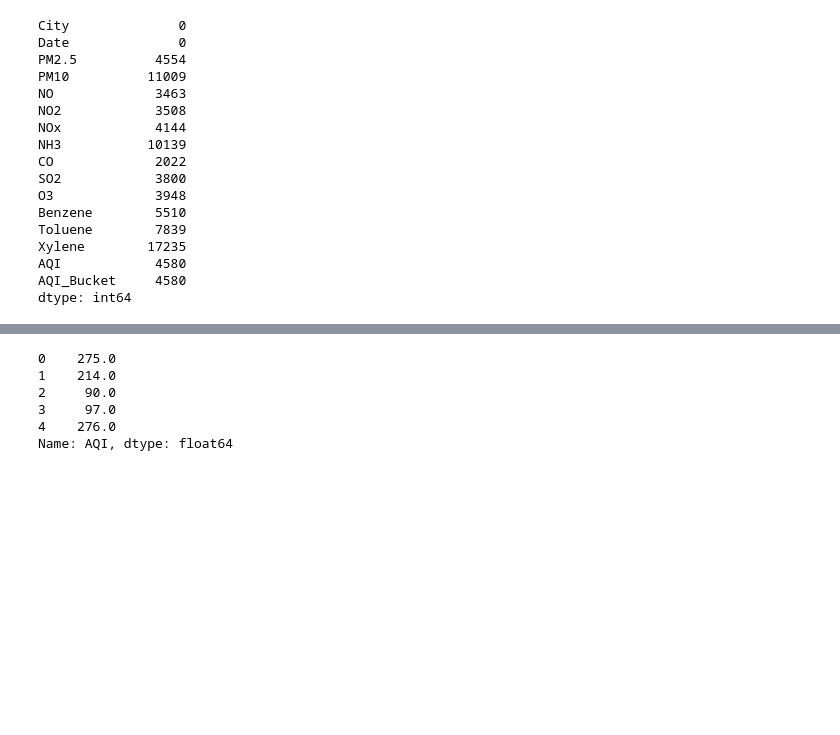
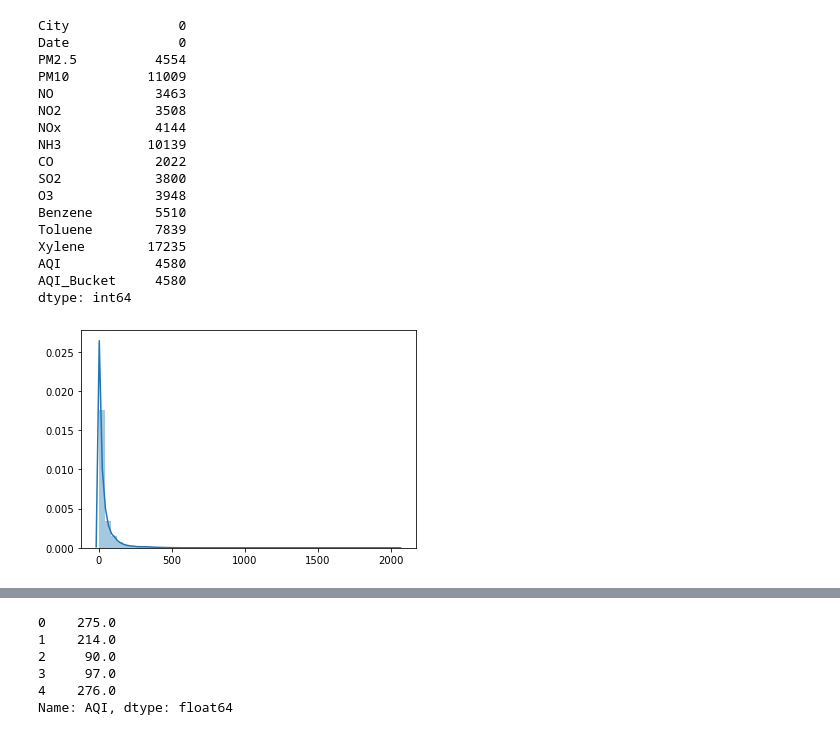
Before and after one commit to MYTE21/Artificial-Intelligence-Assignment, a Jupyter notebook: (2) Air Quality Index/Air Quality Index.ipynb, the cells around one changed output, grey strips where cells are left out. Cells and saved outputs as stored; diff of their text form; code cells hidden in the pictures; blank space fills up the shorter version.

```diff
--- a/(2) Air Quality Index/Air Quality Index.ipynb
+++ b/(2) Air Quality Index/Air Quality Index.ipynb
@@ -64,2 +57,8 @@ data.drop(["Xylene"],axis=1,inplace=True)
 # %%
 data.drop(["AQI_Bucket"],axis=1,inplace=True)
+# %%
+sns.distplot(data)
+
+plt.show()
+# %% [output]
+[figure, added]
```
Also changed, not shown: parts of 18 cells of this notebook.
